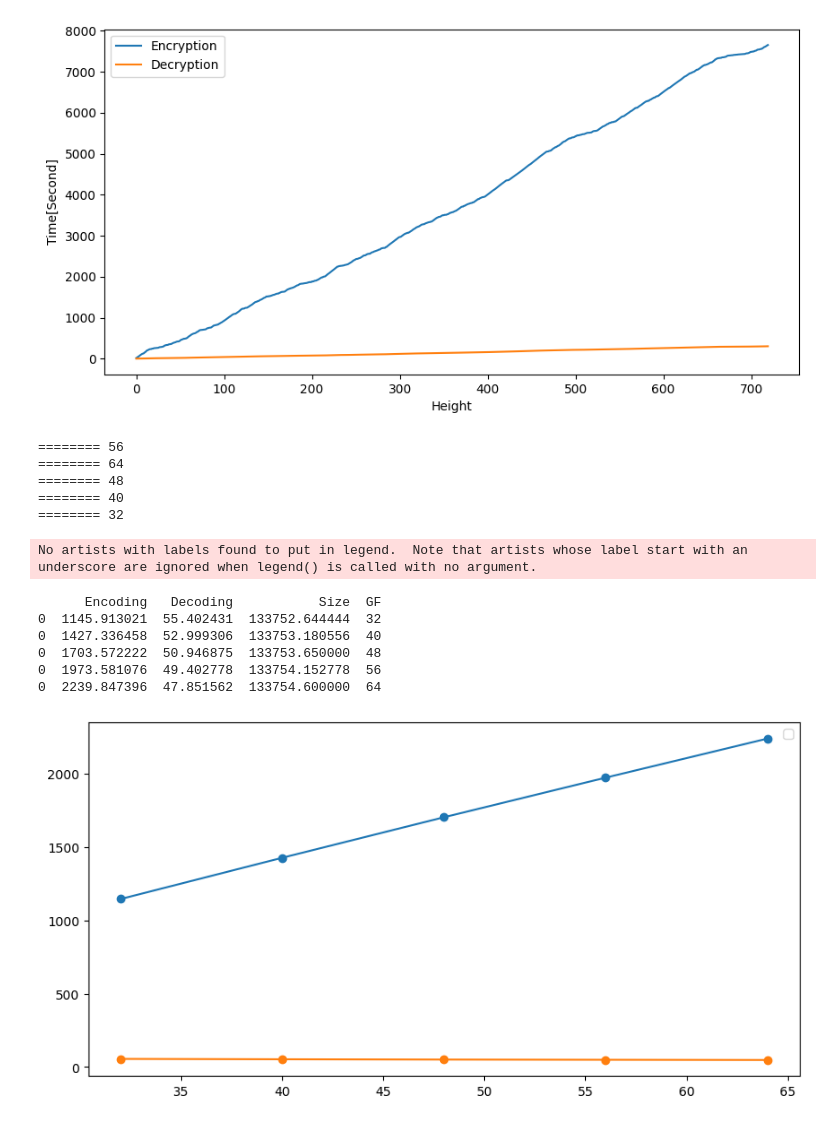
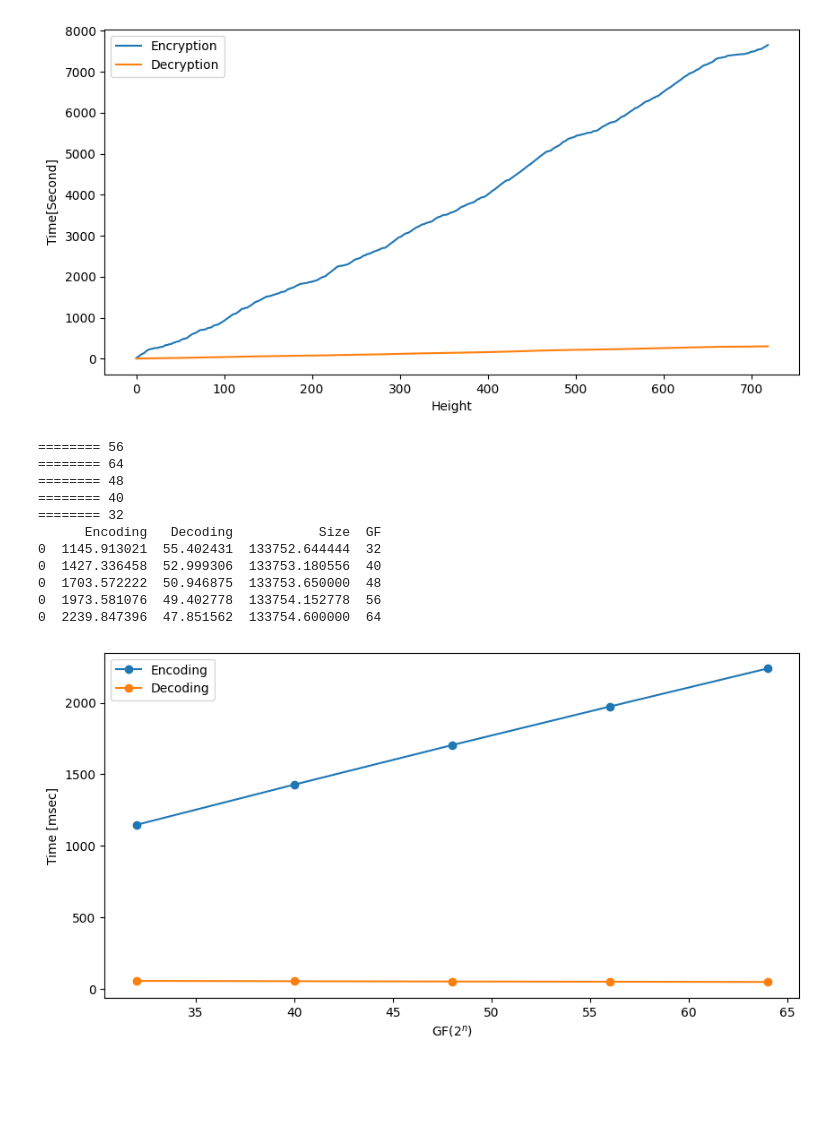
Before and after one commit to JunwookHeo/bcsos, a Jupyter notebook: python_utils/VisualPoS.ipynb, the cells around one changed output. Drawn from its saved outputs; the diff is of its cells as text; code cells hidden in the pictures; blank space fills up the shorter version.

```diff
--- a/python_utils/VisualPoS.ipynb
+++ b/python_utils/VisualPoS.ipynb
@@ -389,40 +389,41 @@ for i, f in enumerate(fdbs):
         if len(subbs) > 0 and subbs[0].find('.csv') != -1:
             tdbs.append(subbs[0])
     dbs[key] = tdbs
 gfs = list(dbs.keys())
 gfs.sort()
 
 dfcs = pd.DataFrame()
 for g in gfs:
     ss = dbs[g]
     dfg = pd.DataFrame()
     for s in ss:
         df = pd.read_csv(s, header=None)
         df.rename(columns = {0:'Encoding', 1:'Decoding', 2:"Size"}, inplace = True)
         m = df.mean()
         dfg = pd.concat([dfg, pd.DataFrame(m).transpose()], axis=0)
     dfc = pd.DataFrame(dfg.mean()).transpose()
     dfc["GF"] = int(g)
     dfcs = pd.concat([dfcs, dfc], axis=0)
 print(dfcs)
 
 plt.figure(figsize=(10,5))
-plt.plot( dfcs['GF'], dfcs['Encoding'], marker='o')
-plt.plot( dfcs['GF'], dfcs['Decoding'], marker='o')
+plt.plot( dfcs['GF'], dfcs['Encoding'], marker='o', label="Encoding")
+plt.plot( dfcs['GF'], dfcs['Decoding'], marker='o', label="Decoding")
 plt.legend(loc="upper left")
+plt.ylabel("Time [msec]")
+plt.xlabel("GF($2^n$)")
 plt.show()
 # print(fdbs)
 # %% [output]
 ======== 56
 ======== 64
 ======== 48
 ======== 40
 ======== 32
+      Encoding   Decoding           Size  GF
+0  1145.913021  55.402431  133752.644444  32
+0  1427.336458  52.999306  133753.180556  40
+0  1703.572222  50.946875  133753.650000  48
+0  1973.581076  49.402778  133754.152778  56
+0  2239.847396  47.851562  133754.600000  64
-No artists with labels found to put in legend.  Note that artists whose label start with an underscore are ignored when legend() is called with no argument.
-      Encoding   Decoding           Size  GF
-0  1145.913021  55.402431  133752.644444  32
-0  1427.336458  52.999306  133753.180556  40
-0  1703.572222  50.946875  133753.650000  48
-0  1973.581076  49.402778  133754.152778  56
-0  2239.847396  47.851562  133754.600000  64
-[figure, old version]
+[figure, new version]
```
Also changed, not shown: 3 other files.
